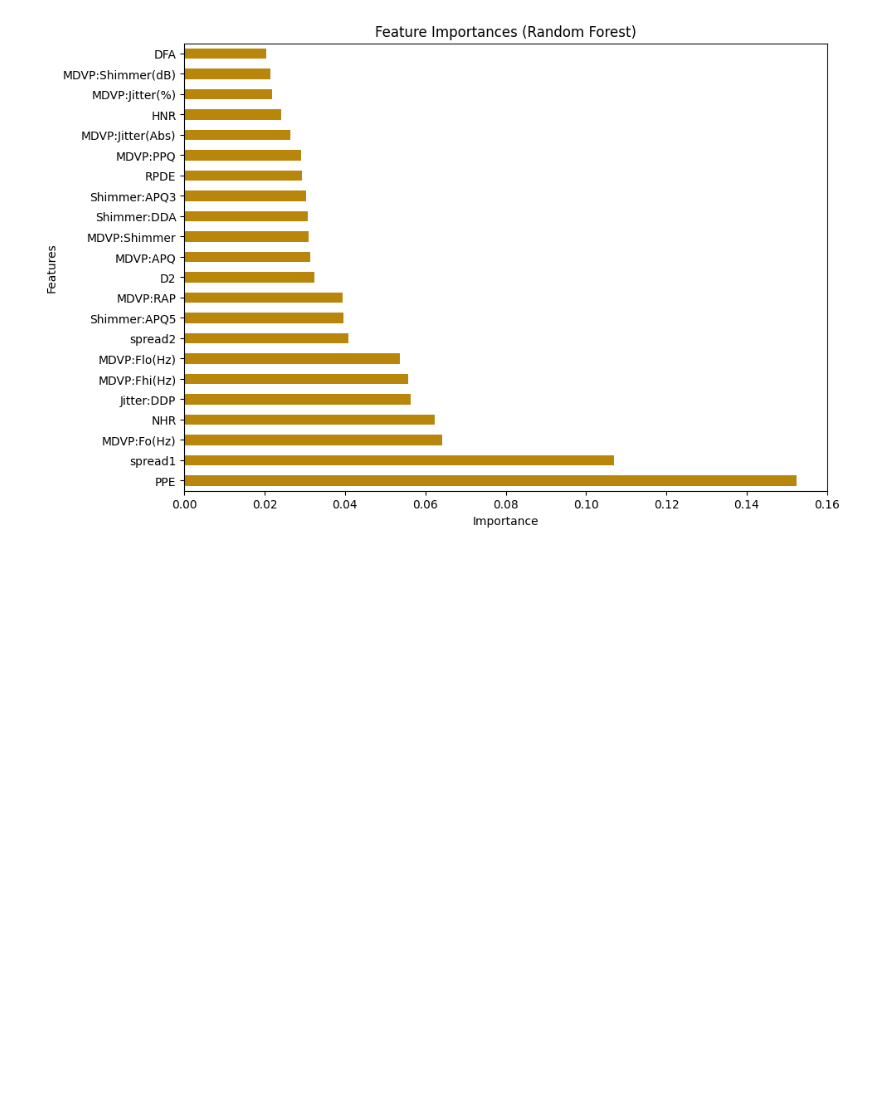
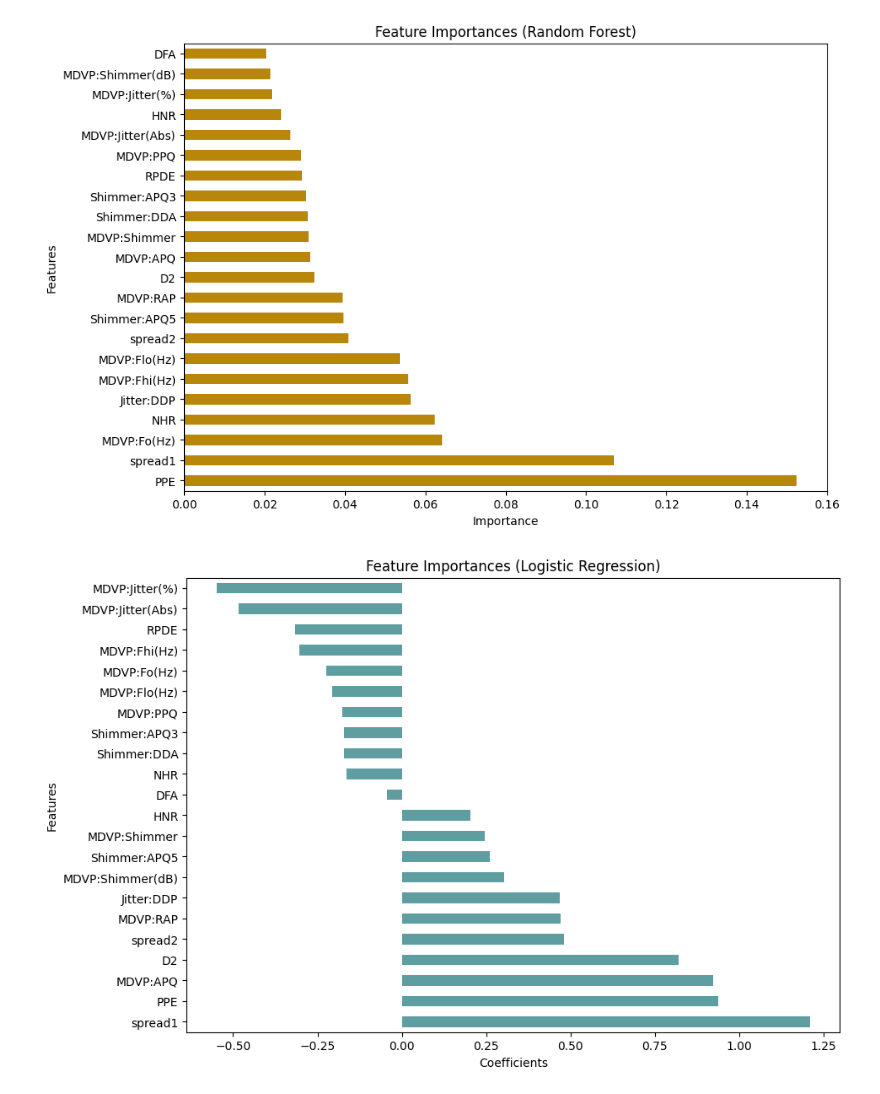
Before and after one commit to theNovahkiin/Parkinsons-EDA-Python, a Jupyter notebook: classification.ipynb, the cells around one changed output. Drawn from its saved outputs; the diff is of its cells as text; code cells hidden in the pictures; blank space fills up the shorter version.

Commit message:
Linear & ensemble ML model
Use of RobustScaler instead of StandardScaler. Predictions by LogisticRegression and RandomForestClassifier.

```diff
--- a/classification.ipynb
+++ b/classification.ipynb
@@ -16,6 +110,7 @@ y = df["status"]
 # %%
-X_train, X_test, y_train, y_test = train_test_split(X, y, test_size=0.2, random_state=42, stratify=y)
-scaler = StandardScaler()
+#scaling and fitting
+scaler = RobustScaler()
+#scaler = StandardScaler()
 X_train_scaled = scaler.fit_transform(X_train)
 X_test_scaled = scaler.transform(X_test)
 # %%
@@ -179,3 +276,13 @@ plt.ylabel("Features")
 plt.show()
 # %% [output]
 [figure]
+# %%
+#plotting coefficients calculated by LogisticRegression
+plt.figure(figsize=(10, 7))
+lr_features.plot(kind='barh', color='cadetblue')
+plt.title("Feature Importances (Logistic Regression)")
+plt.xlabel("Coefficients")
+plt.ylabel("Features")
+plt.show()
+# %% [output]
+[figure, added]
```
Also changed, not shown: parts of 22 cells of this notebook.
